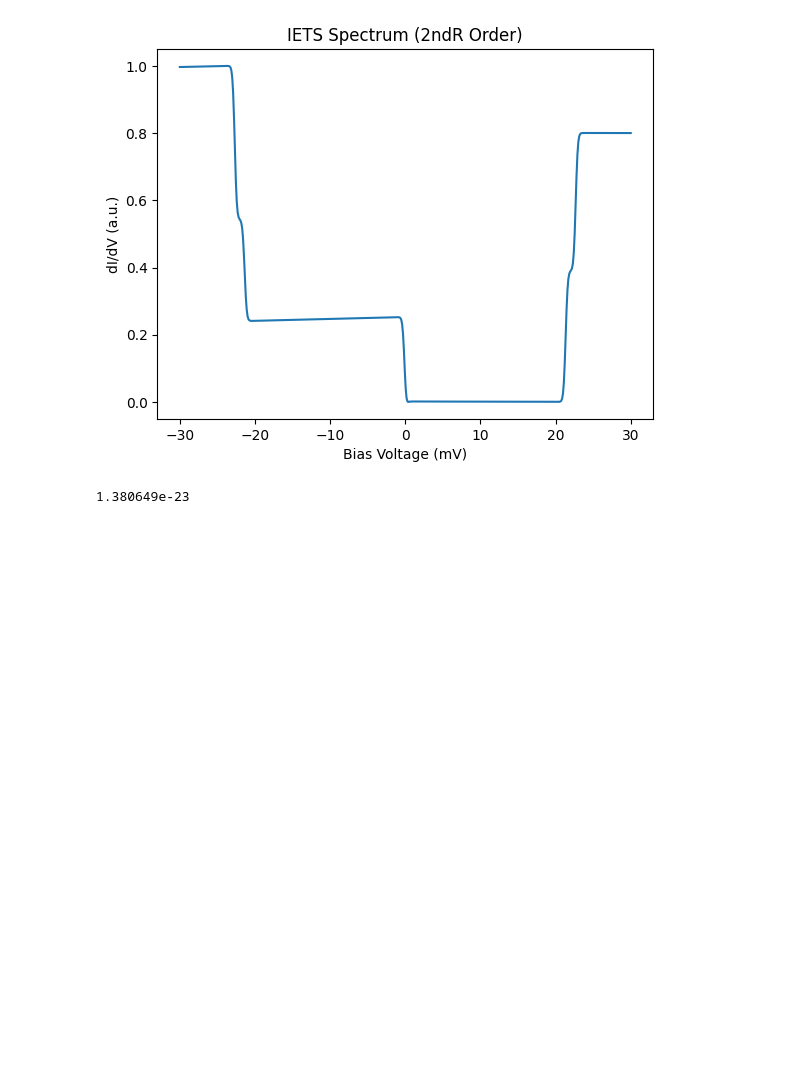
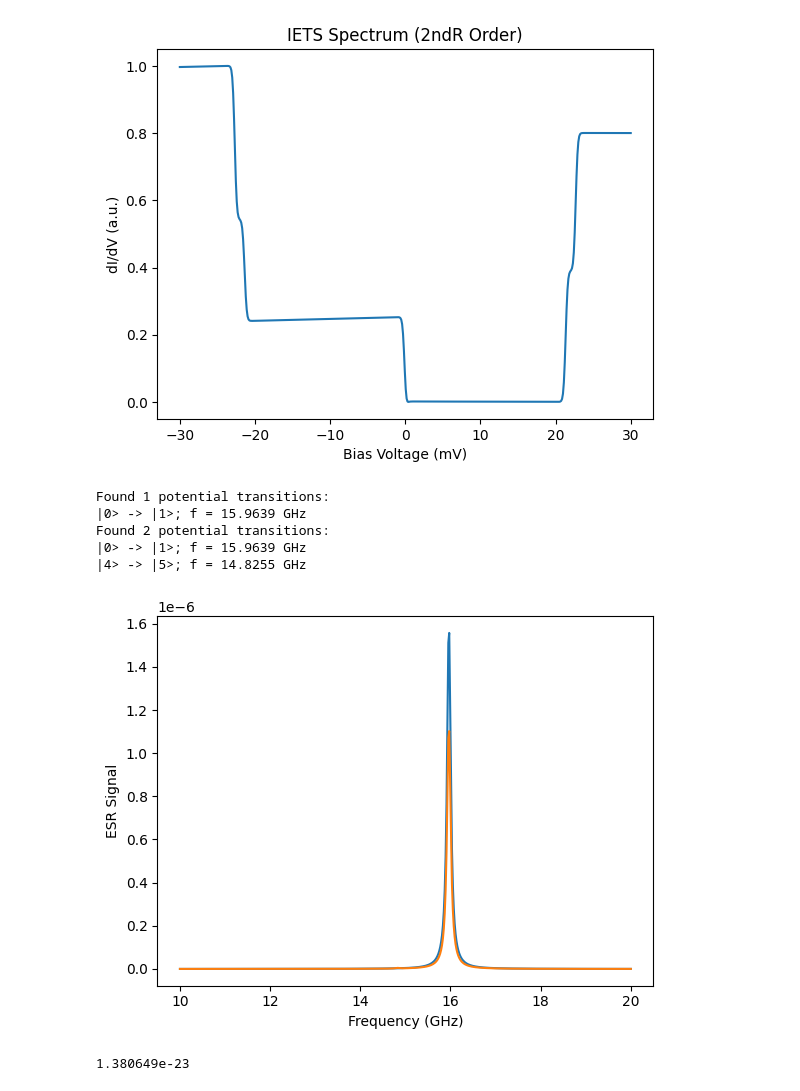
Before and after one commit to WillkeLab/Spinfinity, a Jupyter notebook: spinsimulation/Test_NewStructure.ipynb, the cells around one changed output. Saved outputs shown, nothing was run; the diff lists cells and outputs as text; code cells hidden in the pictures; blank space fills up the shorter version.

```diff
--- a/spinsimulation/Test_NewStructure.ipynb
+++ b/spinsimulation/Test_NewStructure.ipynb
@@ -39,5 +39,28 @@ vis.plotIETS(spinsys, Vrange=[-30, 30], N=500, norm=True, order="2ndR")  # Calcu
 # %% [output]
 [figure]
+# %%
+spinsys.B=[0, 0, 0.5]  # Set the magnetic field in Tesla
+spinsys.BTip=[0.01, 0, 0]  # Set the tip magnetic field in Tesla
+spinsys.T=10
+spinsys.TipPolarization=[0, 0, 0.9]  # Set the tip polarization
+spinsys.V_DC = -100
+x0,y0 = ESR.calcESR_Benjamin(spinsys, norm=False, N=500, lw=0.1, FreqRange=[10, 20], AllowPumping=False)  # Calculate the ESR spectrum for the given parameters
+xR,yR = ESR.calcESR_Benjamin(spinsys, norm=False, N=500, lw=0.1, FreqRange=[10, 20], AllowPumping=True)
+
+# Plot the ESR spectrum
+plt.figure()
+plt.plot(x0, y0, label='No Pumping')
+plt.plot(xR, yR, label='Pumping')
+plt.xlabel('Frequency (GHz)')
+plt.ylabel('ESR Signal')
+plt.show()
+# %% [output]
+Found 1 potential transitions:
+|0> -> |1>; f = 15.9639 GHz
+Found 2 potential transitions:
+|0> -> |1>; f = 15.9639 GHz
+|4> -> |5>; f = 14.8255 GHz
+[figure, added]
 # %%
 # Boltzmann constant in meV/K
 kB_meV_per_K = const.Boltzmann / const.e * 1e3
```
Also changed, not shown: parts of 2 cells of this notebook, 5 other files.
